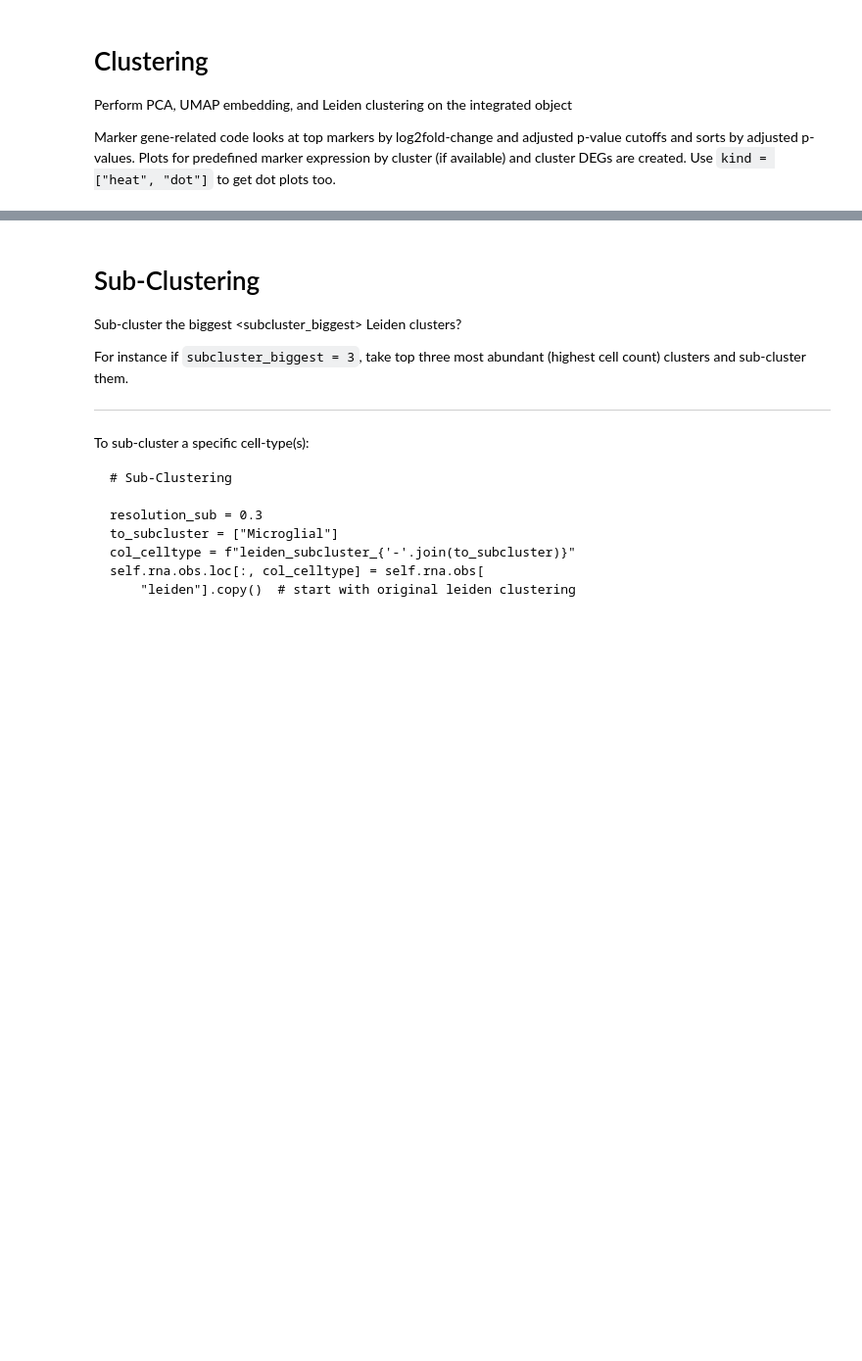
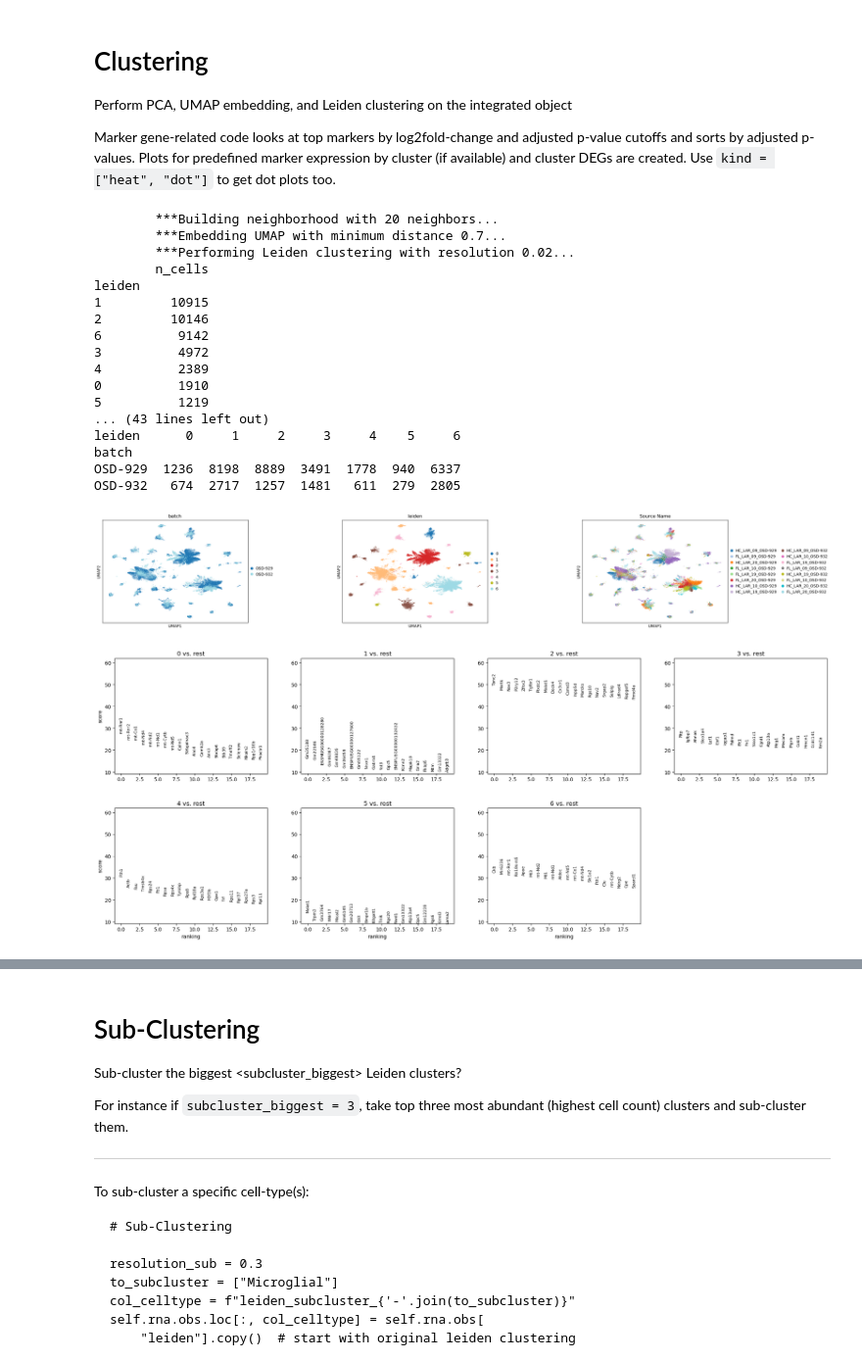
Before and after one commit to OpenScienceDataRepo/Brain_AWG, a Jupyter notebook: Senescence/create_object_929_932.ipynb, the cells around one changed output, grey strips where cells are left out. Shown at 98% size. Saved outputs shown, nothing was run; the diff lists cells and outputs as text; code cells hidden in the pictures; blank space fills up the shorter version.

Commit message:
refine & run osd-929 and 932 processing and clustering notebooks

```diff
--- a/Senescence/create_object_929_932.ipynb
+++ b/Senescence/create_object_929_932.ipynb
@@ -771,56 +1204,75 @@ Marker gene-related code looks at top markers by log2fold-change and adjusted p-
 %%time
 
 # Clustering Options
-resolution, min_dist = 0.0075, 1.8
-# resolution, min_dist = 0.015, 1.5
-# resolution, min_dist = 0.022, 1.5
-# resolution, min_dist = 0.025, 1
-# resolution, min_dist = 0.027, 1.3
-# resolution, min_dist = 0.012, 1.5
-# resolution, min_dist = 0.027, 1.3
-# resolution, min_dist = 0.035, 1.3
-# resolution, min_dist = 0.02, 0.6
-# resolution, min_dist = 0.018, 0.7
-# resolution, min_dist = 0.012, 0.5
-# resolution, min_dist = 0.0115, 1.5
-# resolution, min_dist = 0.011, 0.5
-# n_neighbors = 100
-# n_neighbors = 20
-n_neighbors = 15
+resolution, min_dist = 0.02, 0.7
+n_neighbors = 20
 cct = "leiden"  # key added/column name
 
 # Set Default Cell Type Column
 col_celltype = cct
 self._info["col_celltype"] = col_celltype
 
 # Clustering
 self.cluster(col_celltype=cct, resolution=resolution, min_dist=min_dist,
-             kws_pca=False, layer="scaled",
+             kws_pca=False, layer="scaled", use_highly_variable=True,
              kws_neighbors=dict(n_neighbors=n_neighbors))  # cluster
 self.rna.obs = self.rna.obs.assign(**{
        f"{cct}_resolution": resolution}).assign(
               **{f"{cct}_n_neighbors": n_neighbors}).assign(
                      **{f"{cct}_min_dist": min_dist})  # store parameters
 _ = self.plot(kind="umap", wspace=0.5, palette="tab20",
               color=[col_batch, "leiden", col_sample])  # plot UMAP
 print(self.rna.obs["leiden"].value_counts().to_frame("n_cells"))  # N/cluster
+print("\n\n\n\n")
 print(self.rna.obs.groupby(col_sample).apply(lambda x: x[
        cct].value_counts(), include_groups=False).unstack(1))  # by group
+if col_subject is not None:
+    print("\n\n\n\n")
+    print(self.rna.obs.groupby(col_subject).apply(lambda x: x[
+        cct].value_counts(), include_groups=False).unstack(1))  # by group
+if col_batch is not None:
+    print("\n\n\n\n")
+    print(self.rna.obs.groupby(col_batch).apply(lambda x: x[
+        cct].value_counts(), include_groups=False).unstack(1))  # by group
 
 # DEGs (One Cluster versus All)
 self.find_markers(col_celltype=cct)  # DEGs by cluster
 markers_df = self.get_markers_df(
-    n_genes=15, col_celltype=cct,
+    n_genes=10, col_celltype=cct,
     p_threshold=1e-10, log2fc_threshold=1.5, log2fc_threshold_abs=False)
 markers_dict = dict(markers_df.groupby(cct).apply(
     lambda x: list(x.reset_index().names)))  # dictionary version of df
 _ = self.plot(genes=markers_dict, figsize=(15, 15),
-              layer="scaled", standard_scale="obs", kind="heat")
+              layer="scaled", standard_scale="var", kind="heat")
 if markers_predefined is not None:
-    mks_c = dict(zip(markers_predefined, [markers_predefined[x].intersection(
-           self.rna.var_names) for x in markers_predefined]))
-    mks_c["Inhibitory"] = mks_c["Inhibitory"].difference(mks_c["Excitatory"])
-    mks_c["Excitatory"] = mks_c["Excitatory"].difference(mks_c["Inhibitory"])
+#     mks_c = dict(zip(markers_predefined, [markers_predefined[x].intersection(
+#            self.rna.var_names) for x in markers_predefined]))
+    mks_c = dict(zip(mks_collapsed, [mks_collapsed[x].intersection(
+           self.rna.var_names) for x in mks_collapsed]))
+#     mks_c["Inhibitory"] = mks_c["Inhibitory"].difference(
+#            mks_c["Excitatory"])
+#     mks_c["Excitatory"] = mks_c["Excitatory"].difference(
+#            mks_c["Inhibitory"])
     _ = self.plot(genes=mks_c, figsize=(15, 15), vmax=0.7,
-                  layer="scaled", standard_scale="obs", kind="heat")
+                  layer="scaled", standard_scale="var", kind="heat")
 markers_df
+# %% [output]
+        ***Building neighborhood with 20 neighbors...
+        ***Embedding UMAP with minimum distance 0.7...
+        ***Performing Leiden clustering with resolution 0.02...
+        n_cells
+leiden
+1         10915
+2         10146
+6          9142
+3          4972
+4          2389
+0          1910
+5          1219
+... (43 lines left out)
+leiden      0     1     2     3     4    5     6
+batch
+OSD-929  1236  8198  8889  3491  1778  940  6337
+OSD-932   674  2717  1257  1481   611  279  2805
+[figure, added]
+[figure, added]
```
Also changed, not shown: parts of 23 cells of this notebook, 3 other files.
